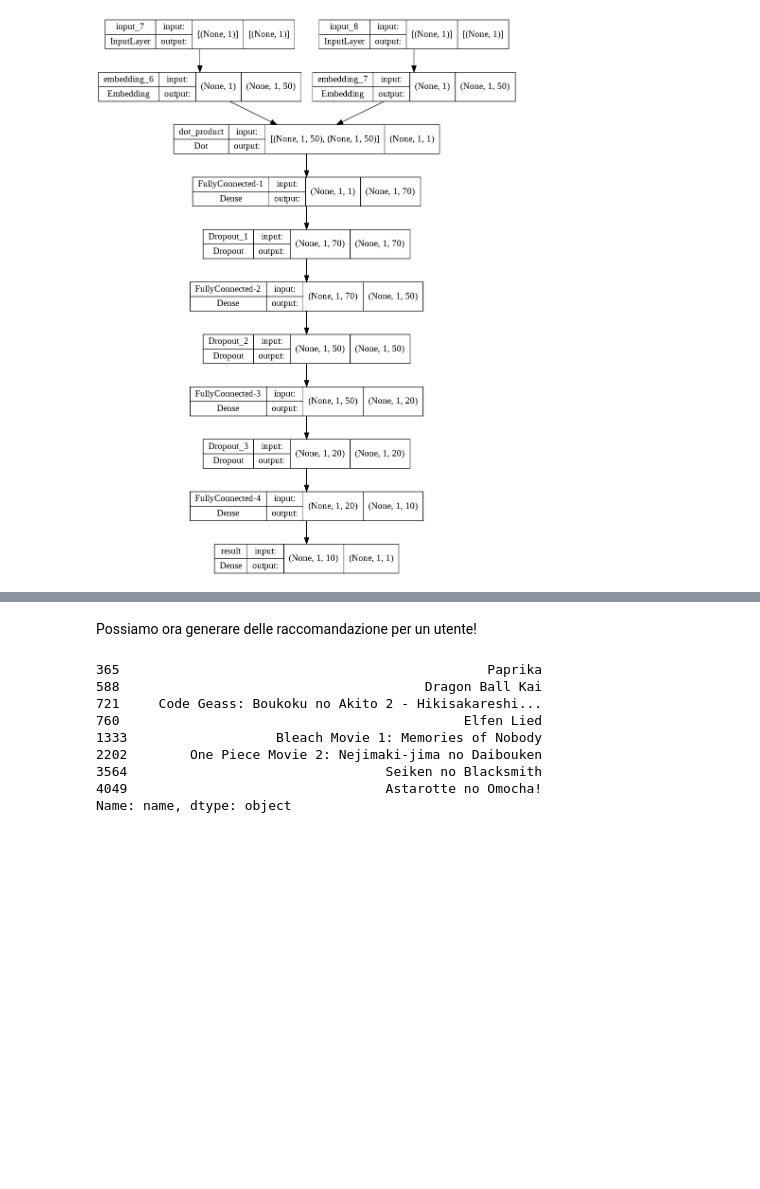
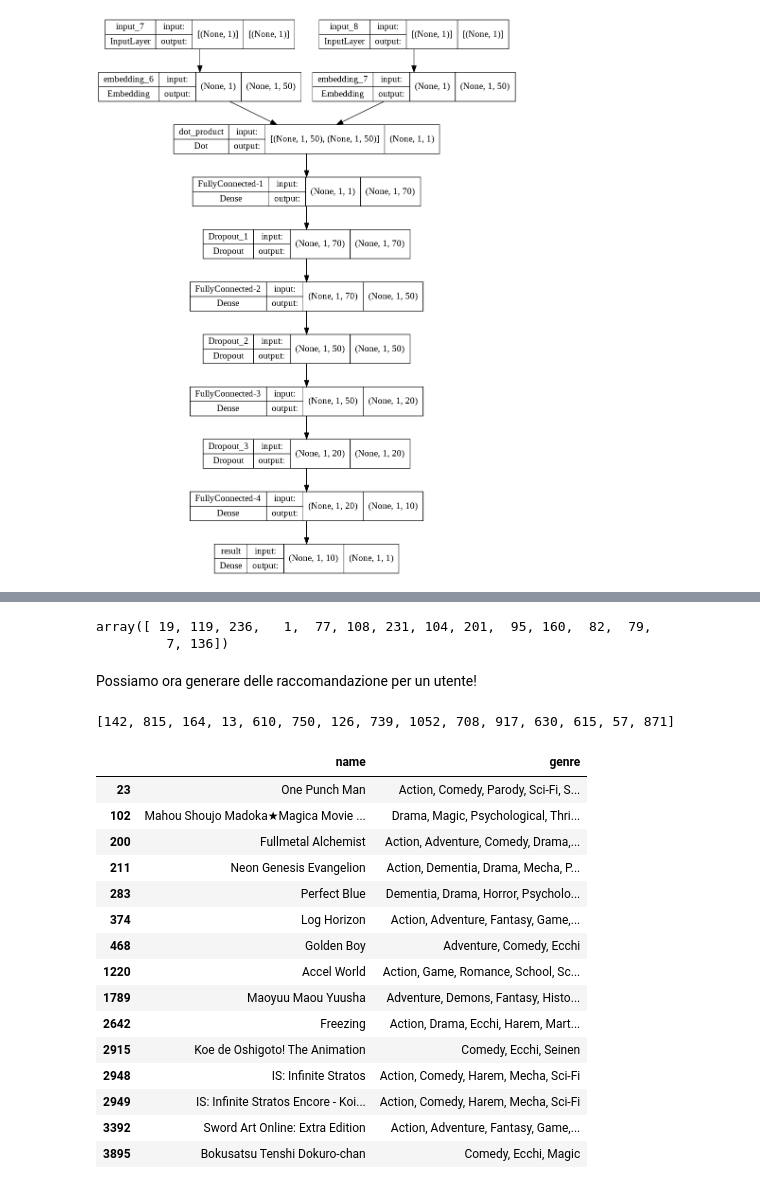
Before and after one commit to FrancescoPadovani94/Progetto-Data-Intensive, a Jupyter notebook: progettodatainteinsive_pynb.ipynb, the cells around one changed output, grey strips where cells are left out. Cells and saved outputs as stored; diff of their text form; code cells hidden in the pictures; blank space fills up the shorter version.

```diff
--- a/progettodatainteinsive_pynb.ipynb
+++ b/progettodatainteinsive_pynb.ipynb
@@ -742,2 +759,15 @@ recommend_anime(user_embedding)
+# %%
+allanime=rating_new[rating_new.user_id==12]
+# %%
+rec=fullmodel.predict([allanime.anime_id,allanime.user_id]).flatten()
+# %%
+recindices=rec.argsort()[-15:]
+# %%
+recindices
+# %% [output]
+array([ 19, 119, 236,   1,  77, 108, 231, 104, 201,  95, 160,  82,  79,
+         7, 136])
+# %%
+recommended=[rating_genres.anime_id.values[x] for x in recindices]
 # %% [markdown]
 Possiamo ora generare delle raccomandazione per un utente!
@@ -746,12 +774,23 @@ user_embedding = user_model.predict([7]).reshape(1,-1)[0]
+# %%
+recommended
+# %% [output]
+[142, 815, 164, 13, 610, 750, 126, 739, 1052, 708, 917, 630, 615, 57, 871]
 # %%
-anime_raw.name[anime_raw.anime_id.isin(animeenc.inverse_transform(recommend_anime(user_embedding).anime_id))]
+anime_raw[['name','genre']][anime_raw.anime_id.isin(animeenc.inverse_transform(recommended))]
 # %% [output]
-365                                               Paprika
-588                                       Dragon Ball Kai
-721     Code Geass: Boukoku no Akito 2 - Hikisakareshi...
-760                                            Elfen Lied
-1333                   Bleach Movie 1: Memories of Nobody
-2202        One Piece Movie 2: Nejimaki-jima no Daibouken
-3564                                 Seiken no Blacksmith
-4049                                 Astarotte no Omocha!
-Name: name, dtype: object
+|  | name | genre |
+| 23 | One Punch Man | Action, Comedy, Parody, Sci-Fi, S... |
+| 102 | Mahou Shoujo Madoka★Magica Movie ... | Drama, Magic, Psychological, Thri... |
+| 200 | Fullmetal Alchemist | Action, Adventure, Comedy, Drama,... |
+| 211 | Neon Genesis Evangelion | Action, Dementia, Drama, Mecha, P... |
+| 283 | Perfect Blue | Dementia, Drama, Horror, Psycholo... |
+| 374 | Log Horizon | Action, Adventure, Fantasy, Game,... |
+| 468 | Golden Boy | Adventure, Comedy, Ecchi |
+| 1220 | Accel World | Action, Game, Romance, School, Sc... |
+| 1789 | Maoyuu Maou Yuusha | Adventure, Demons, Fantasy, Histo... |
+| 2642 | Freezing | Action, Drama, Ecchi, Harem, Mart... |
+| 2915 | Koe de Oshigoto! The Animation | Comedy, Ecchi, Seinen |
+| 2948 | IS: Infinite Stratos | Action, Comedy, Harem, Mecha, Sci-Fi |
+| 2949 | IS: Infinite Stratos Encore - Koi... | Action, Comedy, Harem, Mecha, Sci-Fi |
+| 3392 | Sword Art Online: Extra Edition | Action, Adventure, Fantasy, Game,... |
+| 3895 | Bokusatsu Tenshi Dokuro-chan | Comedy, Ecchi, Magic |
```
Also changed, not shown: parts of 21 cells of this notebook.
